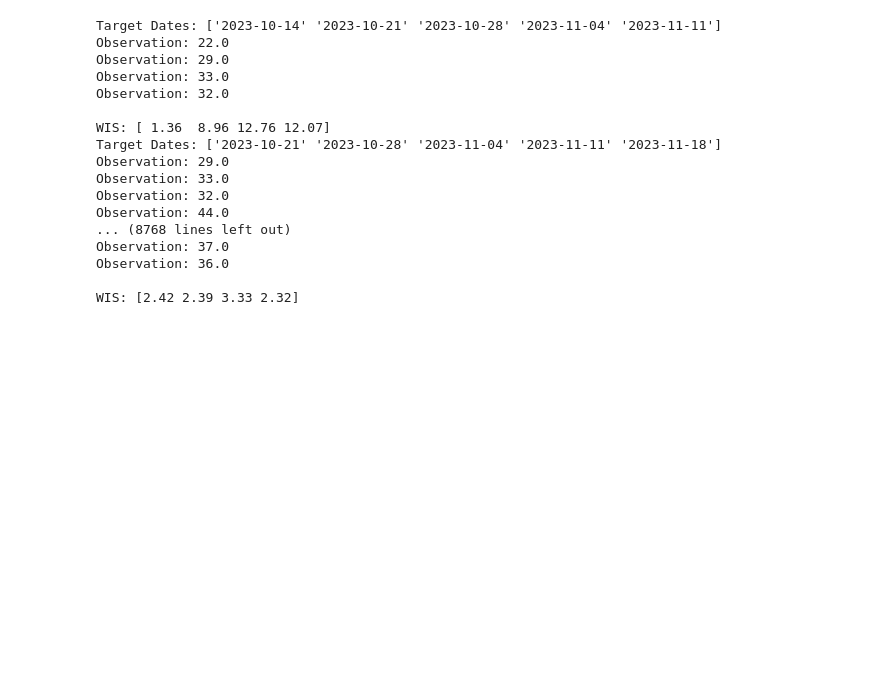
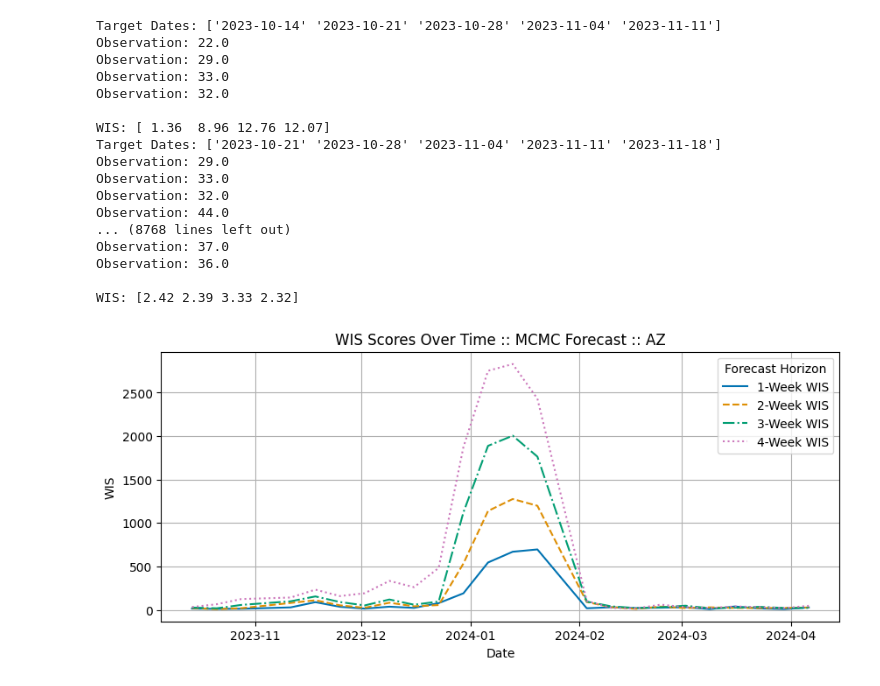
Before and after one commit to atiumcache/flu-forecast-accuracy, a Jupyter notebook: TESTING_forecast_accuracy_mcmc.ipynb, the cells around one changed output. Saved outputs shown, nothing was run; the diff lists cells and outputs as text; code cells hidden in the pictures; blank space fills up the shorter version.

```diff
--- a/forecast_accuracy_mcmc.ipynb
+++ b/TESTING_forecast_accuracy_mcmc.ipynb
@@ -297,3 +295,30 @@ Observation: 37.0
 Observation: 36.0
 
 WIS: [2.42 2.39 3.33 2.32]
+# %%
+'''Plotting'''
+def plot_one_state(state_csv):
+    data = pd.read_csv(state_csv)
+
+    data['date'] = pd.to_datetime(data['date'])
+    state_name = data['state_abbrev'][1]
+
+    palette = sns.color_palette("colorblind")
+
+    plt.figure(figsize=(10, 4))
+    sns.lineplot(x='date', y='1wk_WIS', data=data, label='1-Week WIS', color=palette[0], linestyle='-')
+    sns.lineplot(x='date', y='2wk_WIS', data=data, label='2-Week WIS', color=palette[1], linestyle='--')
+    sns.lineplot(x='date', y='3wk_WIS', data=data, label='3-Week WIS', color=palette[2], linestyle='-.')
+    sns.lineplot(x='date', y='4wk_WIS', data=data, label='4-Week WIS', color=palette[4], linestyle=':')
+
+    plt.title('WIS Scores Over Time :: MCMC Forecast :: ' + state_name)
+    plt.xlabel('Date')
+    plt.ylabel('WIS')
+    plt.legend(title='Forecast Horizon')
+    plt.grid(True)
+    plt.show()
+
+
+plot_one_state('./mcmc_accuracy_results/AZ.csv')
+# %% [output]
+[figure, added]
```
Also changed, not shown: parts of 3 cells of this notebook, 5 other files.
